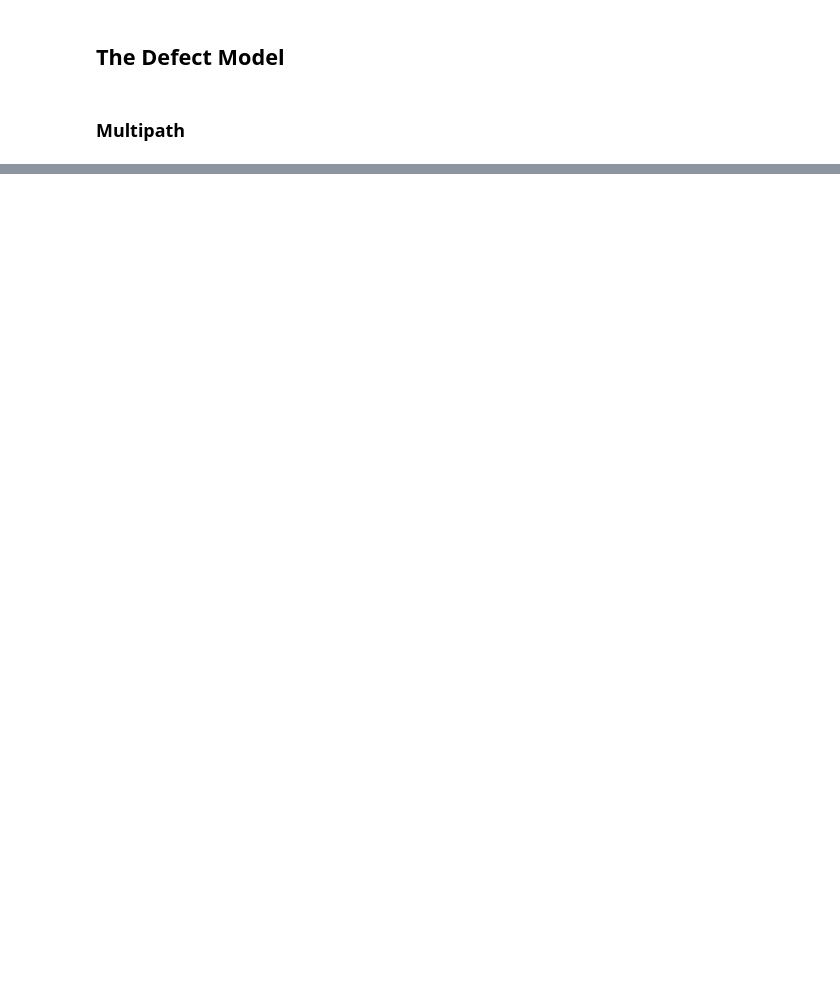
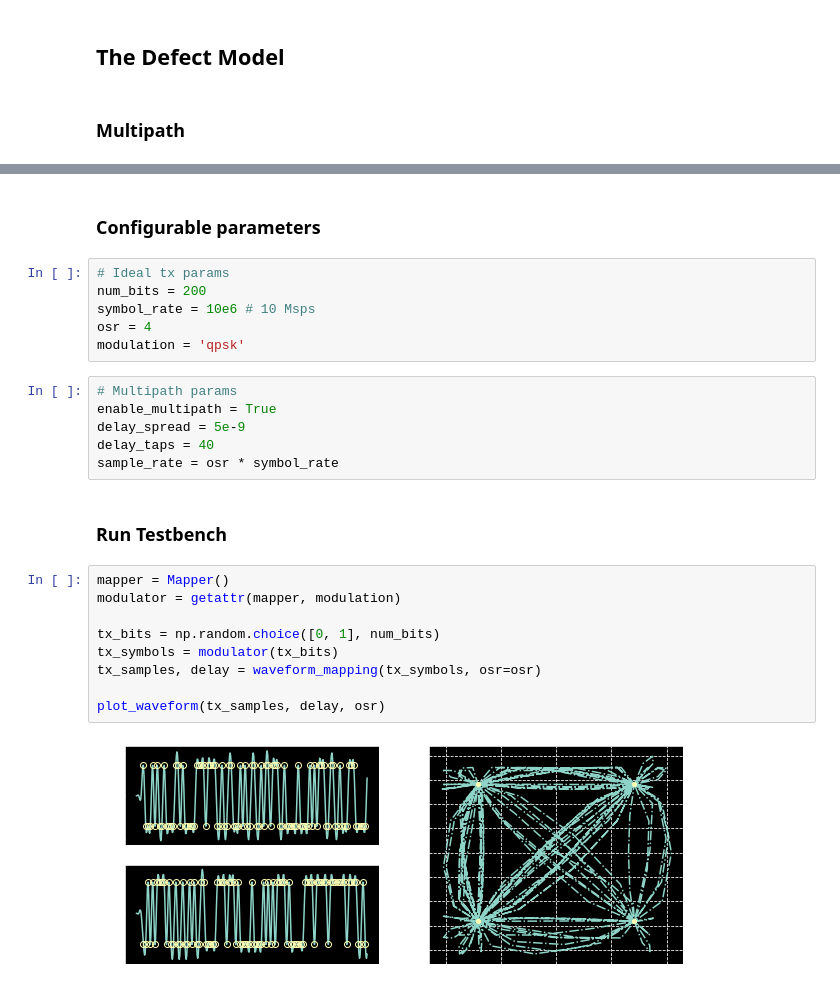
Before and after one commit to mohantyk/dsp_in_comm, a Jupyter notebook: chap5.ipynb, the cells around one changed output, grey strips where cells are left out. Drawn from its saved outputs; the diff is of its cells as text; blank space fills up the shorter version.

```diff
--- a/chap5.ipynb
+++ b/chap5.ipynb
@@ -176,0 +183,27 @@ plt.legend();
+# %% [markdown]
+### Configurable parameters
+# %%
+# Ideal tx params
+num_bits = 200
+symbol_rate = 10e6 # 10 Msps
+osr = 4
+modulation = 'qpsk'
+# %%
+# Multipath params
+enable_multipath = True
+delay_spread = 5e-9
+delay_taps = 40
+sample_rate = osr * symbol_rate
+# %% [markdown]
+### Run Testbench
+# %%
+mapper = Mapper()
+modulator = getattr(mapper, modulation)
+
+tx_bits = np.random.choice([0, 1], num_bits)
+tx_symbols = modulator(tx_bits)
+tx_samples, delay = waveform_mapping(tx_symbols, osr=osr)
+
+plot_waveform(tx_samples, delay, osr)
+# %% [output]
+[figure, added]
```
Also changed, not shown: parts of 10 cells of this notebook.
